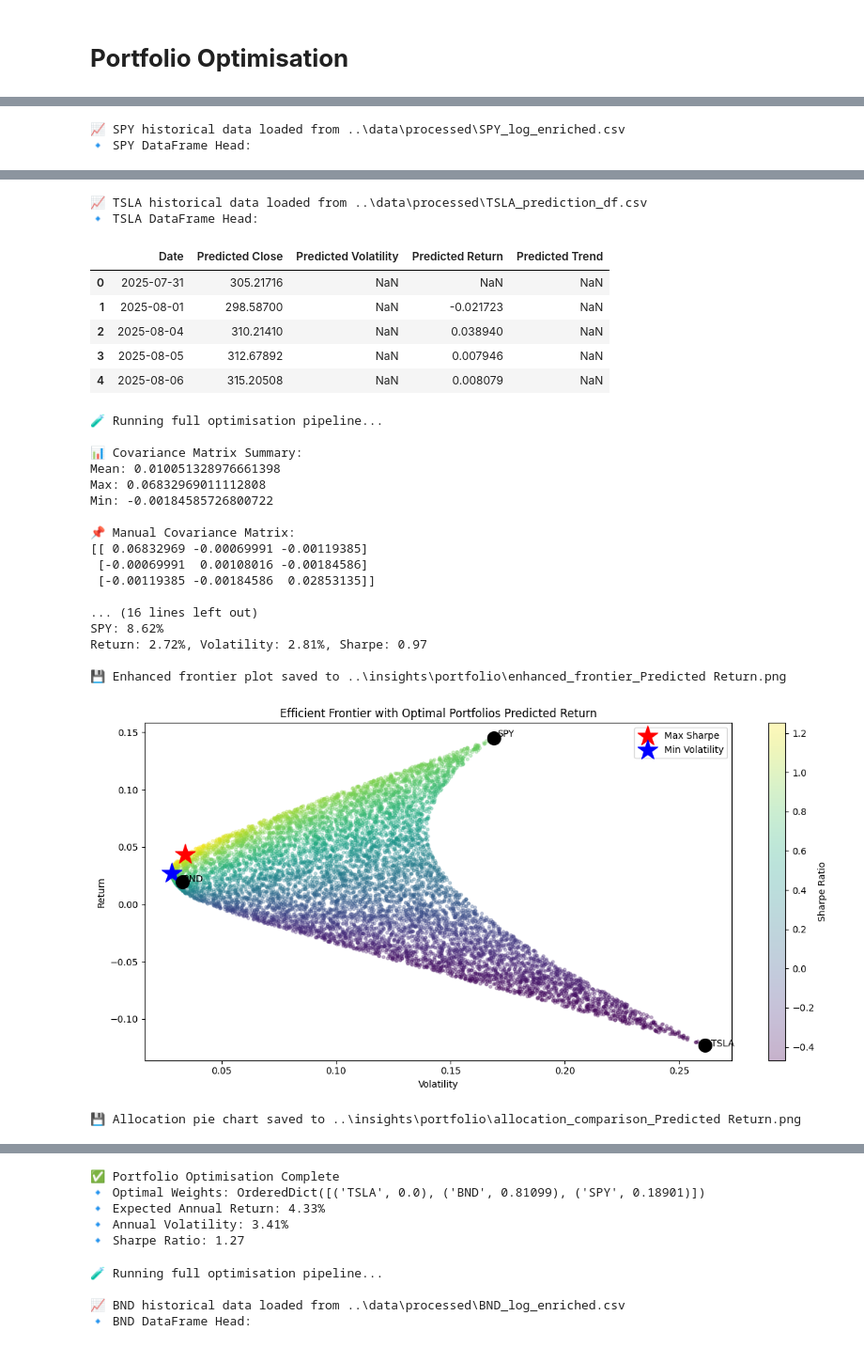
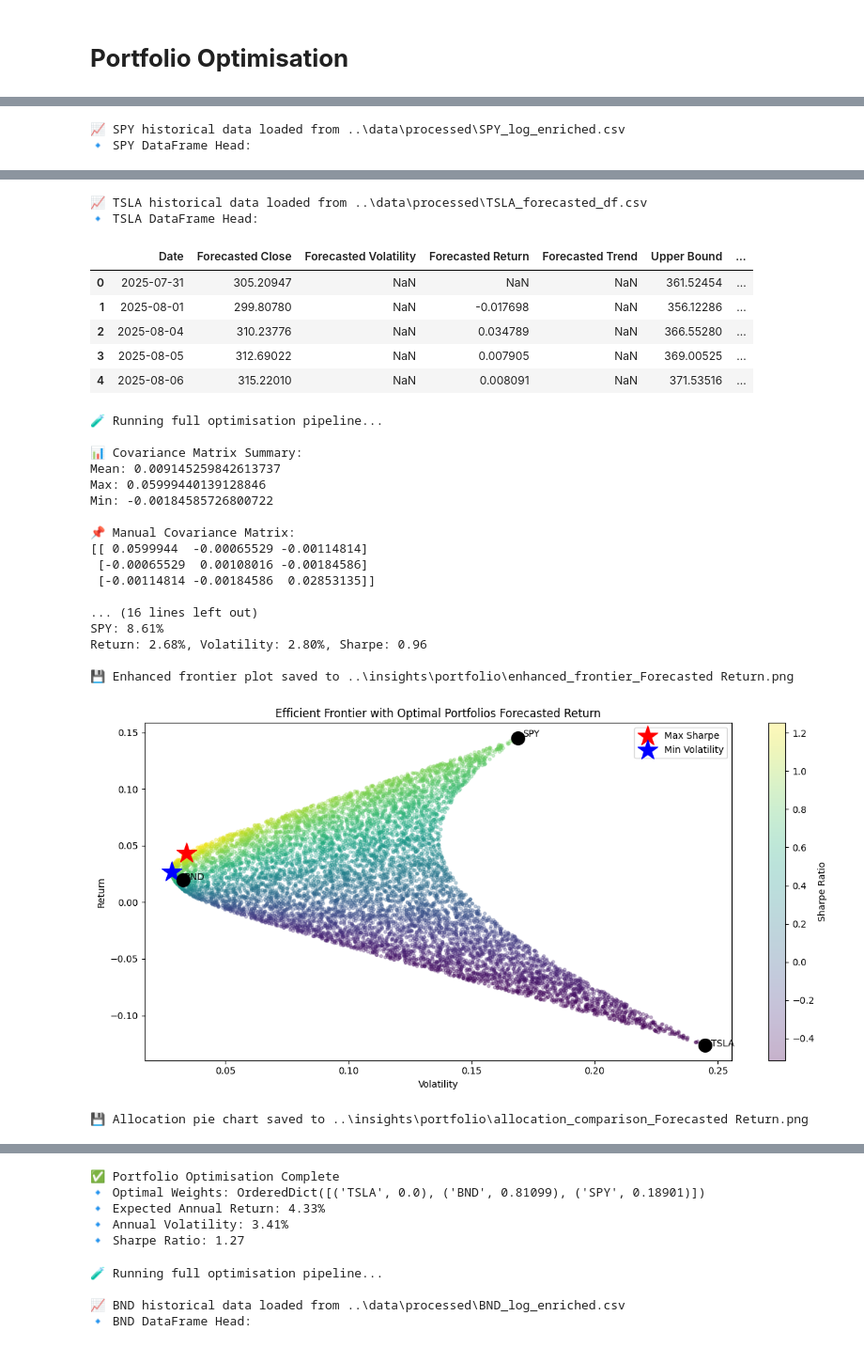
Before and after one commit to nuhaminae/Time-Series-Forecasting-for-Portfolio-Management-Optimization, a Jupyter notebook: notebooks/06_portfolio_optimisation.ipynb, the cells around one changed output, grey strips where cells are left out. Shown at 94% size. Cells and saved outputs as stored; diff of their text form; code cells hidden in the pictures.

```diff
--- a/notebooks/06_portfolio_optimisation.ipynb
+++ b/notebooks/06_portfolio_optimisation.ipynb
@@ -37,57 +37,57 @@ processed_dir = os.path.join(ntbk_dir, "..", "data", "processed")
 optimiser = PortfolioOptimiser(
     bnd_path=os.path.join(ntbk_dir, "..", "data/processed/BND_log_enriched.csv"),
     spy_path=os.path.join(ntbk_dir, "..", "data/processed/SPY_log_enriched.csv"),
-    tsla_path=os.path.join(ntbk_dir, "..", "data/processed/TSLA_prediction_df.csv"),
+    tsla_path=os.path.join(ntbk_dir, "..", "data/processed/TSLA_forecasted_df.csv"),
     plot_dir=plot_dir,
-    col="Predicted Return",
+    col="Forecasted Return",
 )
 optimiser.run_pipeline()
 # %% [output]
 🧪 Running full optimisation pipeline...
 
 📈 BND historical data loaded from ..\data\processed\BND_log_enriched.csv
 🔹 BND DataFrame Head:
 |  | Date | Close | High | Low | Open | Volume | Trend | Volatility | Daily Return | Log Close |
 | 0 | 2015-07-02 | 60.967091 | 61.027232 | 60.937020 | 60.937020 | 1060100 | NaN | NaN | 0.002472 | 4.110334 |
 | 1 | 2015-07-06 | 61.177608 | 61.222718 | 61.057331 | 61.222718 | 2210700 | NaN | NaN | 0.003453 | 4.113781 |
 | 2 | 2015-07-07 | 61.237724 | 61.470766 | 61.237724 | 61.410630 | 4183200 | NaN | NaN | 0.000983 | 4.114763 |
 | 3 | 2015-07-08 | 61.410606 | 61.463229 | 61.312875 | 61.373017 | 1967800 | NaN | NaN | 0.002823 | 4.117583 |
 | 4 | 2015-07-09 | 61.207657 | 61.327940 | 61.177586 | 61.312902 | 1670900 | NaN | NaN | -0.003305 | 4.114272 |
 📈 SPY historical data loaded from ..\data\processed\SPY_log_enriched.csv
 🔹 SPY DataFrame Head:
 |  | Date | Close | High | Low | Open | Volume | Trend | Volatility | Daily Return | Log Close |
 | 0 | 2015-07-02 | 174.756927 | 175.566188 | 174.335441 | 175.397596 | 104373700 | NaN | NaN | -0.000916 | 5.163396 |
 | 1 | 2015-07-06 | 174.259628 | 175.043588 | 173.256487 | 173.458805 | 117975400 | NaN | NaN | -0.002846 | 5.160546 |
 | 2 | 2015-07-07 | 175.355453 | 175.481894 | 172.059422 | 174.461903 | 173820200 | NaN | NaN | 0.006288 | 5.166815 |
 | 3 | 2015-07-08 | 172.413437 | 174.293265 | 172.177405 | 174.006657 | 164020100 | NaN | NaN | -0.016777 | 5.149895 |
 | 4 | 2015-07-09 | 172.725311 | 174.790607 | 172.615733 | 174.529275 | 144113100 | NaN | NaN | 0.001809 | 5.151703 |
-📈 TSLA historical data loaded from ..\data\processed\TSLA_prediction_df.csv
+📈 TSLA historical data loaded from ..\data\processed\TSLA_forecasted_df.csv
 🔹 TSLA DataFrame Head:
-|  | Date | Predicted Close | Predicted Volatility | Predicted Return | Predicted Trend |
-| 0 | 2025-07-31 | 305.21716 | NaN | NaN | NaN |
-| 1 | 2025-08-01 | 298.58700 | NaN | -0.021723 | NaN |
-| 2 | 2025-08-04 | 310.21410 | NaN | 0.038940 | NaN |
-| 3 | 2025-08-05 | 312.67892 | NaN | 0.007946 | NaN |
-| 4 | 2025-08-06 | 315.20508 | NaN | 0.008079 | NaN |
+|  | Date | Forecasted Close | Forecasted Volatility | Forecasted Return | Forecasted Trend | Upper Bound | ... |
+| 0 | 2025-07-31 | 305.20947 | NaN | NaN | NaN | 361.52454 | ... |
+| 1 | 2025-08-01 | 299.80780 | NaN | -0.017698 | NaN | 356.12286 | ... |
+| 2 | 2025-08-04 | 310.23776 | NaN | 0.034789 | NaN | 366.55280 | ... |
+| 3 | 2025-08-05 | 312.69022 | NaN | 0.007905 | NaN | 369.00525 | ... |
+| 4 | 2025-08-06 | 315.22010 | NaN | 0.008091 | NaN | 371.53516 | ... |
 🧪 Running full optimisation pipeline...
 
 📊 Covariance Matrix Summary:
-Mean: 0.010051328976661398
-Max: 0.06832969011112808
+Mean: 0.009145259842613737
+Max: 0.05999440139128846
 Min: -0.00184585726800722
 
 📌 Manual Covariance Matrix:
-[[ 0.06832969 -0.00069991 -0.00119385]
- [-0.00069991  0.00108016 -0.00184586]
- [-0.00119385 -0.00184586  0.02853135]]
+[[ 0.0599944  -0.00065529 -0.00114814]
+ [-0.00065529  0.00108016 -0.00184586]
+ [-0.00114814 -0.00184586  0.02853135]]
 
 ... (16 lines left out)
-SPY: 8.62%
-Return: 2.72%, Volatility: 2.81%, Sharpe: 0.97
+SPY: 8.61%
+Return: 2.68%, Volatility: 2.80%, Sharpe: 0.96
 
-💾 Enhanced frontier plot saved to ..\insights\portfolio\enhanced_frontier_Predicted Return.png
+💾 Enhanced frontier plot saved to ..\insights\portfolio\enhanced_frontier_Forecasted Return.png
-[figure, old version]
+[figure, new version]
-💾 Allocation pie chart saved to ..\insights\portfolio\allocation_comparison_Predicted Return.png
+💾 Allocation pie chart saved to ..\insights\portfolio\allocation_comparison_Forecasted Return.png
 [figure]
 ✅ Portfolio Optimisation Complete
 🔹 Optimal Weights: OrderedDict([('TSLA', 0.0), ('BND', 0.81099), ('SPY', 0.18901)])
```
